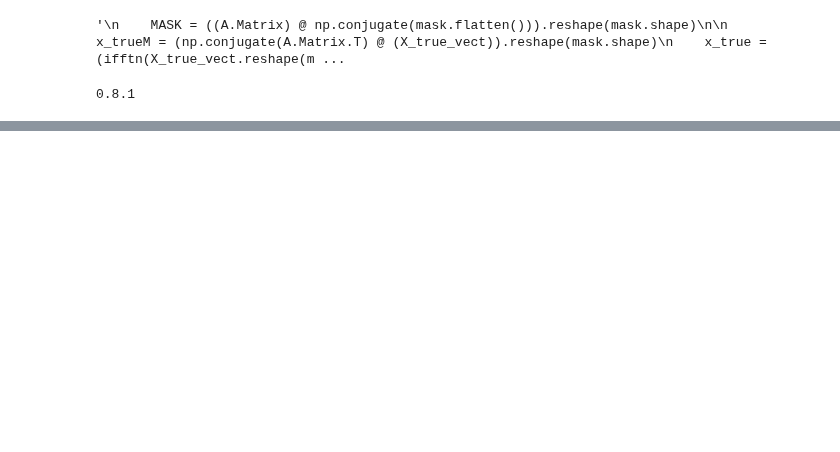
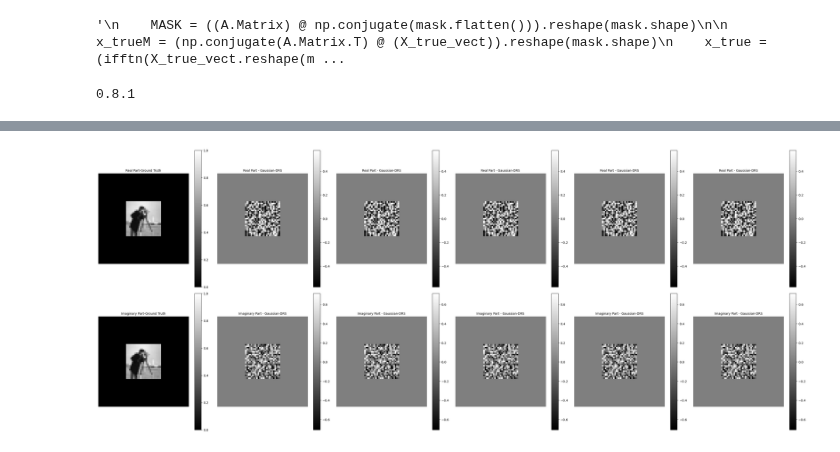
Before and after one commit to JeremieSefo/PhaseRetrievalMirror, a Jupyter notebook: optimized.ipynb, the cells around one changed output, grey strips where cells are left out. Drawn from its saved outputs; the diff is of its cells as text; code cells hidden in the pictures; blank space fills up the shorter version.

Commit message:
spectral works again

```diff
--- a/optimized.ipynb
+++ b/optimized.ipynb
@@ -19,5 +23,6 @@ import imageio
 # %%
-half_Nx, half_Ny = 84, 84 #half image shape
+half_Nx, half_Ny = 32, 32
+#half image shape
 Nx, Ny = 2 * half_Nx + 1,  2 * half_Ny + 1 #image shape
 rx, ry = 1, 1 #for oversampling
 n = Nx * Ny #image size
@@ -646,0 +885,11 @@ def run_algorithms1(true_images, idx, Algos_group, params):
+# %%
+# phase_retrie_plots_objects(image_idx[0], true_images, x_solutions_all[0], space, algos)
+caption = phase_retrie_plots_object(image_idx[0], true_images, x_solutions_all[0], space, algos)
+# Now you can access the image in memory
+# For example, to save it to a file later:
+# Define the path
+path = 'results_desk/object_image_ratio_4over10/Fourier/noiseless/spectral_init/Gaussian-DRS for diff param, imageSize 64_64, spectral init, see 0. 0.25 0.5 0.75 1.png'
+# with open(path, 'wb') as f:
+#     f.write(caption)
+# %% [output]
+[figure, added]
```
Also changed, not shown: parts of 13 cells of this notebook, 7 other files.
